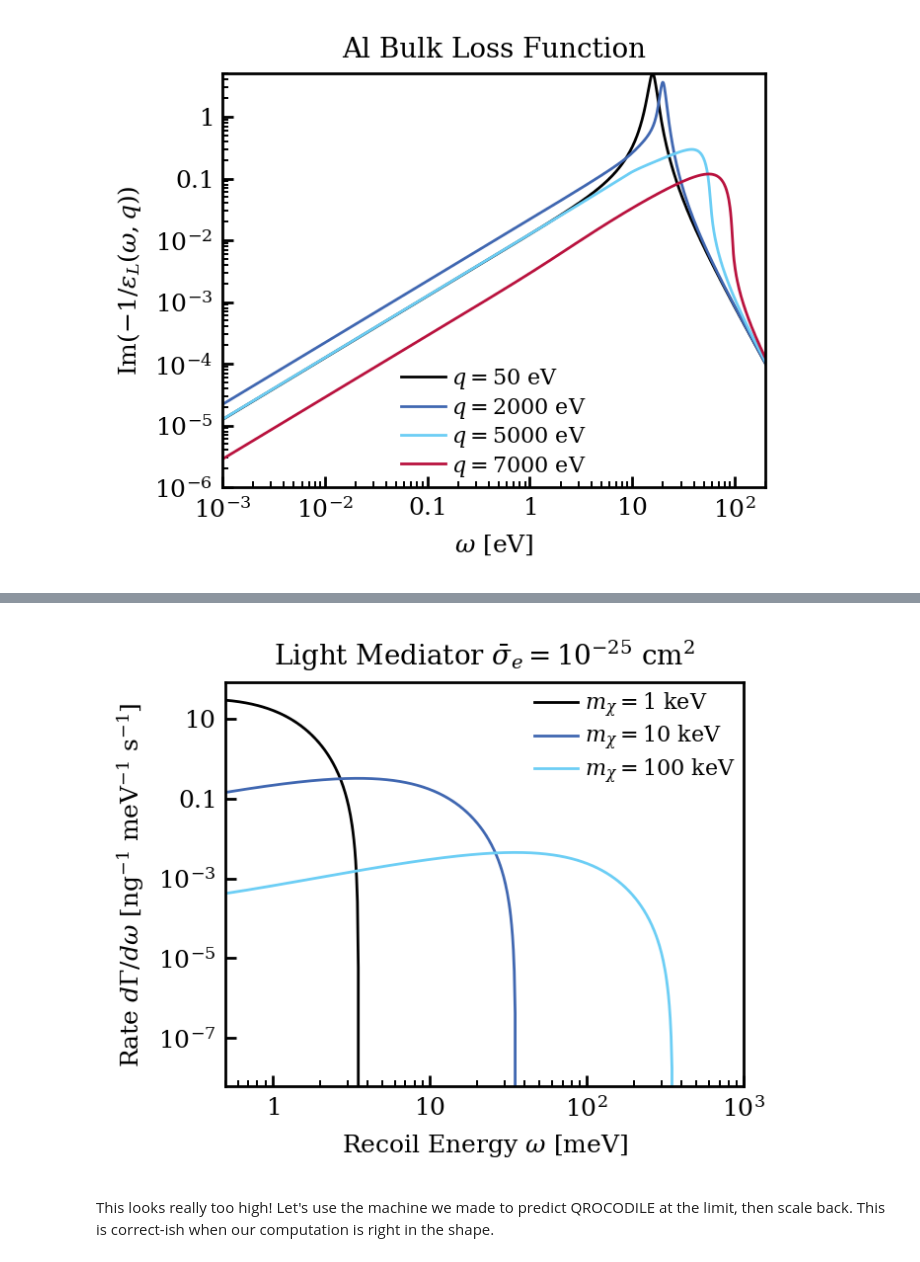
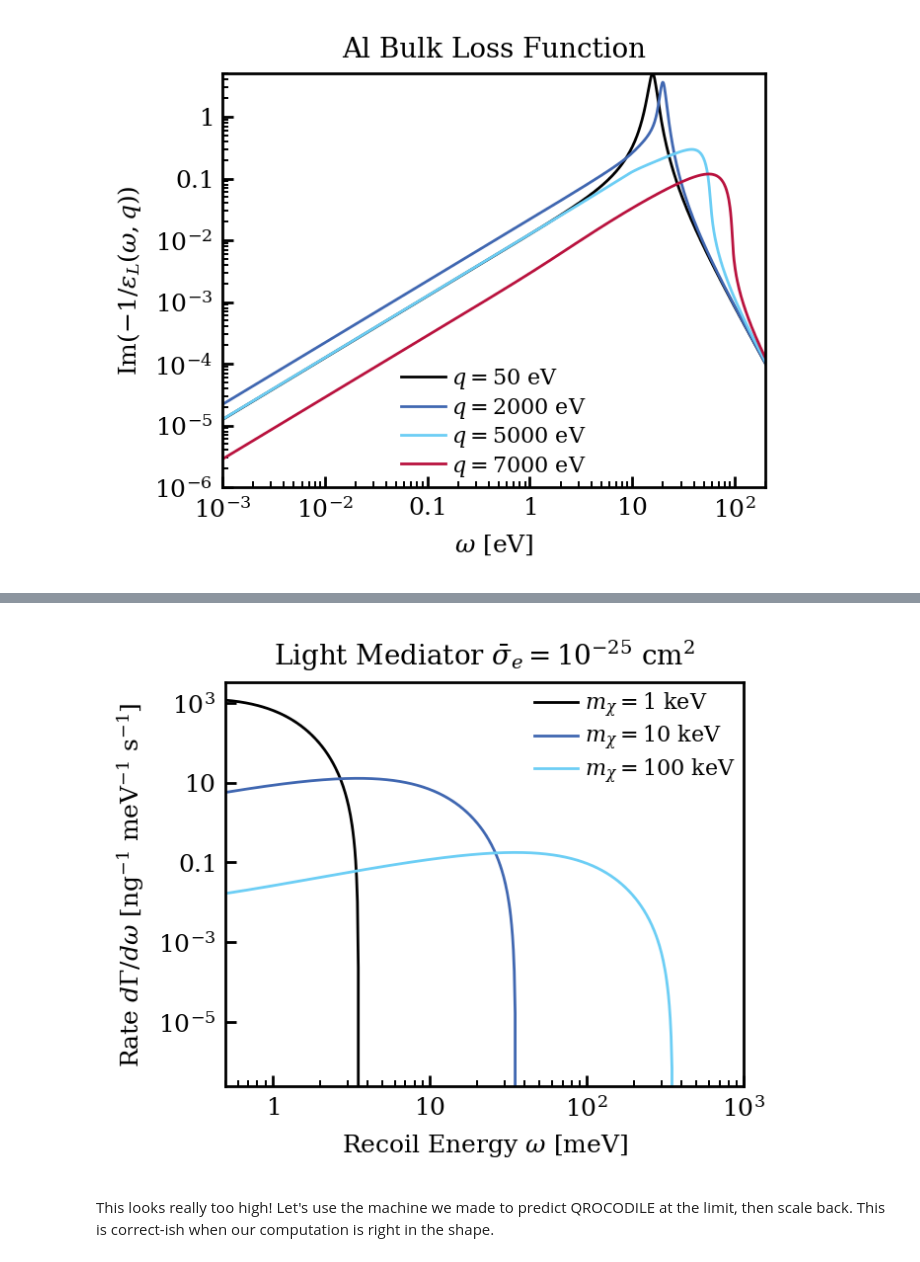
Before and after one commit to FaroutYLq/axioph, a Jupyter notebook: Directionality/rate_in_sc.ipynb, the cells around one changed output, grey strips where cells are left out. Saved outputs shown, nothing was run; the diff lists cells and outputs as text; code cells hidden in the pictures.

```diff
--- a/Directionality/rate_in_sc.ipynb
+++ b/Directionality/rate_in_sc.ipynb
@@ -151,7 +151,7 @@ def create_loss_function_interpolator_grid(
 
     return interpolate
 # %%
-loss_interp = create_loss_function_interpolator_grid()
+loss_thin_film_interp = create_loss_function_interpolator_grid()
 # %%
 import numpy as np
 
@@ -330,7 +330,7 @@ def calc_rate(omegas, m_chi=10*nu.keV, sigma_e=1e-25*nu.cm**2,
         q_integrals = np.zeros(v_steps)
         for i, v in enumerate(v_grid):
             # Convert velocity to dimensionless β = v/c (natural units convention)
-            # This ensures q comes out in energy units, matching loss_interp's expectation
+            # This ensures q comes out in energy units, matching loss_thin_film_interp's expectation
             beta = v / c
             discriminant = m_chi**2 * beta**2 - 2 * omega * m_chi  # energy²
             if discriminant <= 0:
@@ -349,7 +349,7 @@ def calc_rate(omegas, m_chi=10*nu.keV, sigma_e=1e-25*nu.cm**2,
             if bulk_limit:
                 loss_q = loss_function_lindhard(omega, q_grid)
             else:
-                loss_q = loss_interp(omega, q_grid)  # scalar omega, array q
+                loss_q = loss_thin_film_interp(omega, q_grid)  # scalar omega, array q
 
             # Integrand for q: (1/q) × Im(-1/ε_L)
             q_integrand = loss_q / q_grid
@@ -407,22 +407,20 @@ rates_100keV_qrocodile = calc_rate(omegas_eV, m_chi=100*nu.keV, sigma_e=1e-27*nu
 # %%
 # Convert rate to [events / (nanogram * meV * s)]
-#unit_conv = nu.ng * nu.meV * nu.s / nu.eV
-
-unit_conv = 8.52e35 * nu.eV  # 8.52e35 is from (1/eV) to (1/GeV)
+unit_conv = 8.522e35 * nu.eV  # 8.52e35 is from (1/eV) to (1/[meV * s * ng])
 plt.plot(omegas_eV/nu.meV, rates_1keV * unit_conv, label=r"$m_\chi=1~\mathrm{keV}$")
 plt.plot(omegas_eV/nu.meV, rates_10keV * unit_conv, label=r"$m_\chi=10~\mathrm{keV}$")
 plt.plot(omegas_eV/nu.meV, rates_100keV * unit_conv, label=r"$m_\chi=100~\mathrm{keV}$")
 plt.yscale("log")
 plt.xlabel(r"Recoil Energy $\omega$ [meV]")
 plt.ylabel(r"Rate $d\Gamma/d\omega$ [ng$^{-1}$ meV$^{-1}$ s$^{-1}$]")
 plt.xlim(0)
 plt.legend(loc="best")
 plt.title(r"Light Mediator $\bar{\sigma}_e=10^{-25}~\mathrm{cm}^2$")
 plt.xlim(0.5, 1000)
 plt.xscale("log")
 plt.show()
 # %% [output]
-[figure, old version]
+[figure, new version]
 # %% [markdown]
 This looks really too high! Let's use the machine we made to predict QROCODILE at the limit, then scale back. This is correct-ish when our computation is right in the shape.
 # %%
```
Also changed, not shown: parts of 14 cells of this notebook.
